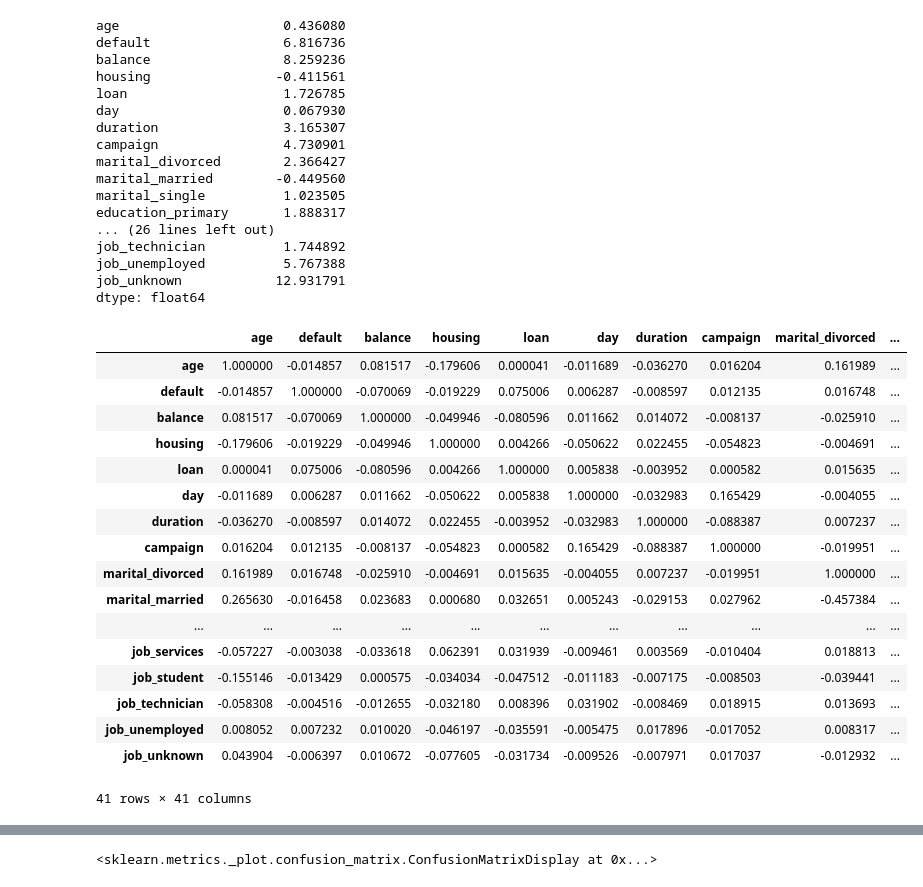
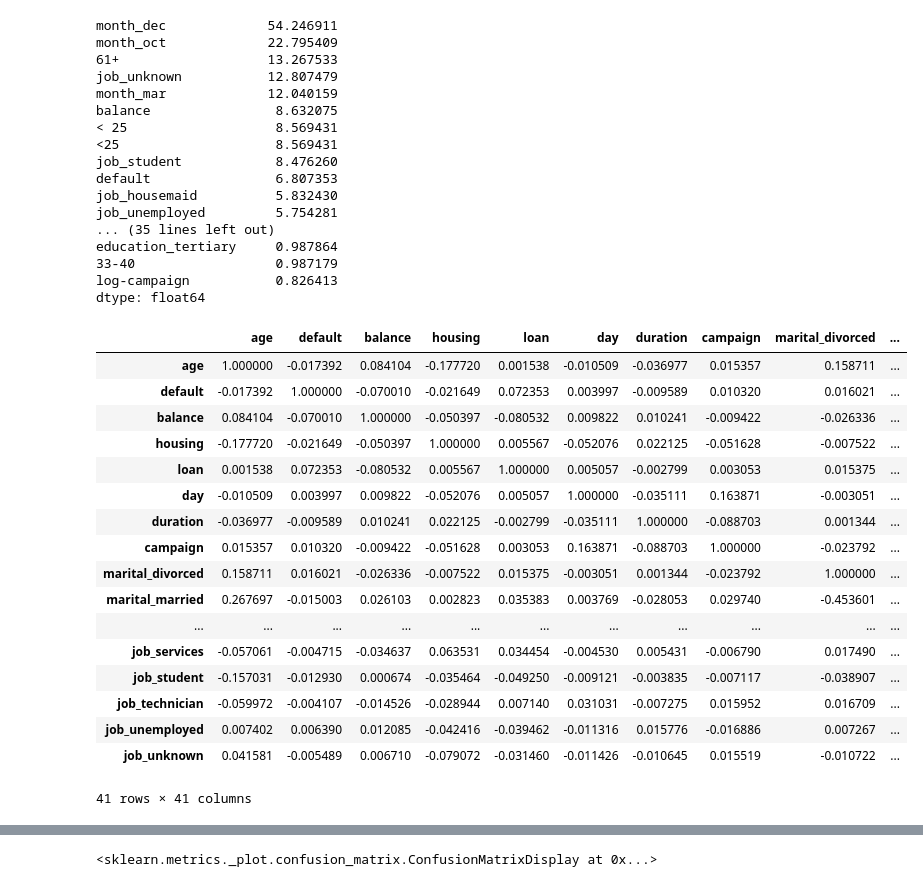
Before and after one commit to jamelvin/iYTbD8y5AzCg5XLv, a Jupyter notebook: LogisticRegression.ipynb, the cells around one changed output, grey strips where cells are left out. Cells and saved outputs as stored; diff of their text form; code cells hidden in the pictures.

```diff
--- a/LogisticRegression.ipynb
+++ b/LogisticRegression.ipynb
@@ -125,16 +125,3 @@ ovFeatures, ovTarget = oversample.fit_resample(x_train, y_train)
 
 # Remove duration (this is not a reasonable thing to have in the model as it should tell success/failure well?)
 #features = features.drop(columns=['duration'])
-# %%
-# Unskew cols
-cols = ['balance', 'duration', 'age', 'campaign']
-for item in cols:
-    shift = x_train[cols].min()
-
-    # Shift minimum value to 1 then log them
-    x_train[cols] = x_train[cols] - shift + 1
-    x_train[cols] = np.log(x_train[cols])
-    x_valid[cols] = x_valid[cols] - shift + 1
-    x_valid[cols] = np.log(x_valid[cols])
-    x_test[cols] = x_test[cols] - shift + 1
-    x_test[cols] = np.log(x_test[cols])
@@ -170,46 +247,46 @@ contact_cellular       0.000053
 Name: MI Scores, dtype: float64
 # %%
 # Look at the skewness of independent variables
-features.skew()
+x_train.skew().sort_values(ascending=False)[0:50]
 # %% [output]
-age                     0.436080
-default                 6.816736
-balance                 8.259236
-housing                -0.411561
-loan                    1.726785
-day                     0.067930
-duration                3.165307
-campaign                4.730901
-marital_divorced        2.366427
-marital_married        -0.449560
-marital_single          1.023505
-education_primary       1.888317
-... (26 lines left out)
-job_technician          1.744892
-job_unemployed          5.767388
-job_unknown            12.931791
+month_dec             54.246911
+month_oct             22.795409
+61+                   13.267533
+job_unknown           12.807479
+month_mar             12.040159
+balance                8.632075
+< 25                   8.569431
+<25                    8.569431
+job_student            8.476260
+default                6.807353
+job_housemaid          5.832430
+job_unemployed         5.754281
+... (35 lines left out)
+education_tertiary     0.987864
+33-40                  0.987179
+log-campaign           0.826413
 dtype: float64
 # %%
 # Look at the correlations between independent variables
-features.corr()
+x_train.corr()
 # %% [output]
 |  | age | default | balance | housing | loan | day | duration | campaign | marital_divorced | ... |
-| age | 1.000000 | -0.014857 | 0.081517 | -0.179606 | 0.000041 | -0.011689 | -0.036270 | 0.016204 | 0.161989 | ... |
-| default | -0.014857 | 1.000000 | -0.070069 | -0.019229 | 0.075006 | 0.006287 | -0.008597 | 0.012135 | 0.016748 | ... |
-| balance | 0.081517 | -0.070069 | 1.000000 | -0.049946 | -0.080596 | 0.011662 | 0.014072 | -0.008137 | -0.025910 | ... |
-| housing | -0.179606 | -0.019229 | -0.049946 | 1.000000 | 0.004266 | -0.050622 | 0.022455 | -0.054823 | -0.004691 | ... |
-| loan | 0.000041 | 0.075006 | -0.080596 | 0.004266 | 1.000000 | 0.005838 | -0.003952 | 0.000582 | 0.015635 | ... |
-| day | -0.011689 | 0.006287 | 0.011662 | -0.050622 | 0.005838 | 1.000000 | -0.032983 | 0.165429 | -0.004055 | ... |
-| duration | -0.036270 | -0.008597 | 0.014072 | 0.022455 | -0.003952 | -0.032983 | 1.000000 | -0.088387 | 0.007237 | ... |
-| campaign | 0.016204 | 0.012135 | -0.008137 | -0.054823 | 0.000582 | 0.165429 | -0.088387 | 1.000000 | -0.019951 | ... |
-| marital_divorced | 0.161989 | 0.016748 | -0.025910 | -0.004691 | 0.015635 | -0.004055 | 0.007237 | -0.019951 | 1.000000 | ... |
-| marital_married | 0.265630 | -0.016458 | 0.023683 | 0.000680 | 0.032651 | 0.005243 | -0.029153 | 0.027962 | -0.457384 | ... |
+| age | 1.000000 | -0.017392 | 0.084104 | -0.177720 | 0.001538 | -0.010509 | -0.036977 | 0.015357 | 0.158711 | ... |
+| default | -0.017392 | 1.000000 | -0.070010 | -0.021649 | 0.072353 | 0.003997 | -0.009589 | 0.010320 | 0.016021 | ... |
+| balance | 0.084104 | -0.070010 | 1.000000 | -0.050397 | -0.080532 | 0.009822 | 0.010241 | -0.009422 | -0.026336 | ... |
+| housing | -0.177720 | -0.021649 | -0.050397 | 1.000000 | 0.005567 | -0.052076 | 0.022125 | -0.051628 | -0.007522 | ... |
+| loan | 0.001538 | 0.072353 | -0.080532 | 0.005567 | 1.000000 | 0.005057 | -0.002799 | 0.003053 | 0.015375 | ... |
+| day | -0.010509 | 0.003997 | 0.009822 | -0.052076 | 0.005057 | 1.000000 | -0.035111 | 0.163871 | -0.003051 | ... |
+| duration | -0.036977 | -0.009589 | 0.010241 | 0.022125 | -0.002799 | -0.035111 | 1.000000 | -0.088703 | 0.001344 | ... |
+| campaign | 0.015357 | 0.010320 | -0.009422 | -0.051628 | 0.003053 | 0.163871 | -0.088703 | 1.000000 | -0.023792 | ... |
+| marital_divorced | 0.158711 | 0.016021 | -0.026336 | -0.007522 | 0.015375 | -0.003051 | 0.001344 | -0.023792 | 1.000000 | ... |
+| marital_married | 0.267697 | -0.015003 | 0.026103 | 0.002823 | 0.035383 | 0.003769 | -0.028053 | 0.029740 | -0.453601 | ... |
 | ... | ... | ... | ... | ... | ... | ... | ... | ... | ... | ... |
-| job_services | -0.057227 | -0.003038 | -0.033618 | 0.062391 | 0.031939 | -0.009461 | 0.003569 | -0.010404 | 0.018813 | ... |
-| job_student | -0.155146 | -0.013429 | 0.000575 | -0.034034 | -0.047512 | -0.011183 | -0.007175 | -0.008503 | -0.039441 | ... |
-| job_technician | -0.058308 | -0.004516 | -0.012655 | -0.032180 | 0.008396 | 0.031902 | -0.008469 | 0.018915 | 0.013693 | ... |
-| job_unemployed | 0.008052 | 0.007232 | 0.010020 | -0.046197 | -0.035591 | -0.005475 | 0.017896 | -0.017052 | 0.008317 | ... |
-| job_unknown | 0.043904 | -0.006397 | 0.010672 | -0.077605 | -0.031734 | -0.009526 | -0.007971 | 0.017037 | -0.012932 | ... |
+| job_services | -0.057061 | -0.004715 | -0.034637 | 0.063531 | 0.034454 | -0.004530 | 0.005431 | -0.006790 | 0.017490 | ... |
+| job_student | -0.157031 | -0.012930 | 0.000674 | -0.035464 | -0.049250 | -0.009121 | -0.003835 | -0.007117 | -0.038907 | ... |
+| job_technician | -0.059972 | -0.004107 | -0.014526 | -0.028944 | 0.007140 | 0.031031 | -0.007275 | 0.015952 | 0.016709 | ... |
+| job_unemployed | 0.007402 | 0.006390 | 0.012085 | -0.042416 | -0.039462 | -0.011316 | 0.015776 | -0.016886 | 0.007267 | ... |
+| job_unknown | 0.041581 | -0.005489 | 0.006710 | -0.079072 | -0.031460 | -0.011426 | -0.010645 | 0.015519 | -0.010722 | ... |
 41 rows × 41 columns
 # %%
 # Generate VIF factors for each feature
```
Also changed, not shown: parts of 34 cells of this notebook, 1 other file.
